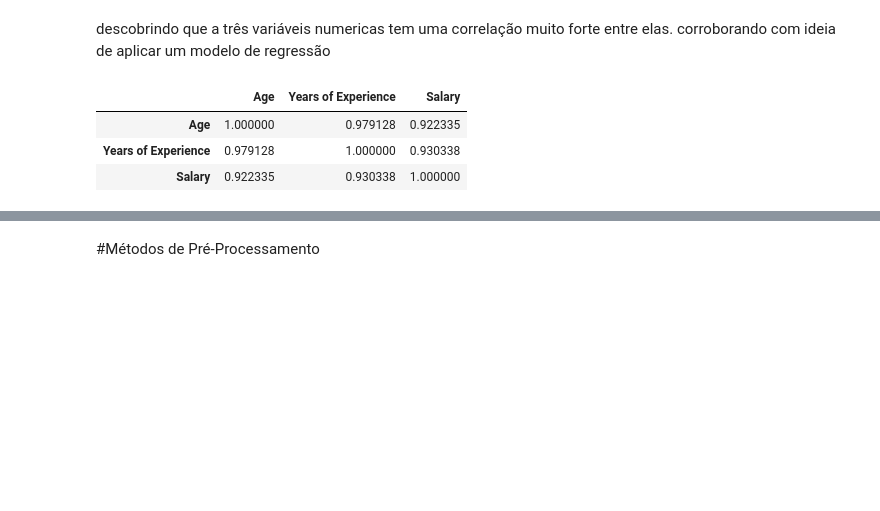
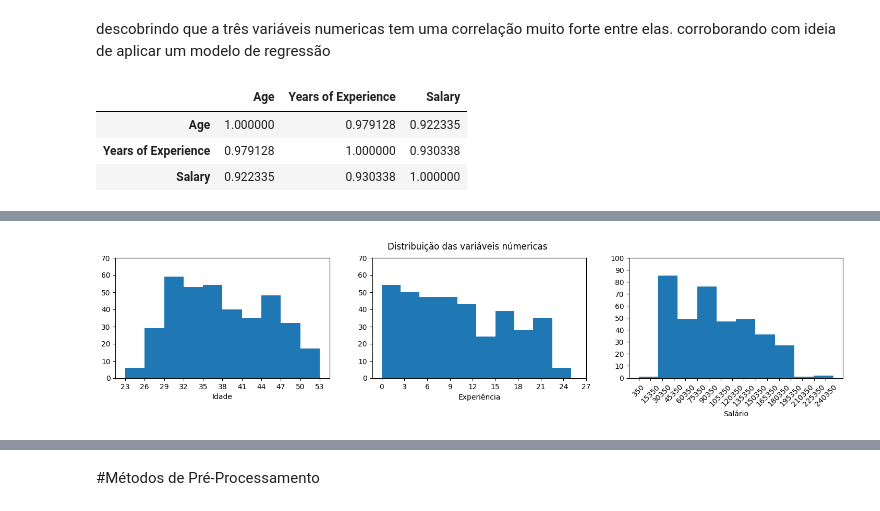
Before and after one commit to PauloQuirinoCD/Projeto_Salary, a Jupyter notebook: Projeto_Aplicação_de_Métodos_de_machine_learning(salary)_Template.ipynb, the cells around one changed output, grey strips where cells are left out. Drawn from its saved outputs; the diff is of its cells as text; code cells hidden in the pictures; blank space fills up the shorter version.

```diff
--- a/Projeto_Aplicação_de_Métodos_de_machine_learning(salary)_Template.ipynb
+++ b/Projeto_Aplicação_de_Métodos_de_machine_learning(salary)_Template.ipynb
@@ -158 +159,29 @@ Aqui foi feito um gráfico 3d, para termos uma visão mais clara sobre  variáve
+# %%
+#CONFIGURAR DEPOIS O TAMANHO DA FONTE DO ROTULOS
+fig = plt.figure(figsize=(18, 3))
+fig.suptitle('Distribuição das variáveis númericas')
+
+ax1 = fig.add_subplot(131)
+plt.hist(dados['Age'])
+ax1.set_xlabel('Idade')
+ax1.set_xticks(np.arange(23, 53 + 3, 3))
+ax1.set_yticks(np.arange(0, 80, 10))
+
+ax2 = fig.add_subplot(132)
+plt.hist(dados['Years of Experience'])
+ax2.set_xlabel('Experiência')
+ax2.set_xticks(np.arange(0, 25 + 3, 3))
+ax2.set_yticks(np.arange(0, 80, 10))
+
+ax3 = fig.add_subplot(133)
+plt.hist(dados['Salary'])
+ax3.set_xlabel('Salário')
+ax3.set_xticks(np.arange(350, 250000, 15000))
+ax3.set_yticks(np.arange(0, 100 + 10, 10))
+plt.xticks(rotation=45)
+
+
+plt.show()
+# %% [output]
+[figure, added]
 # %%
```
Also changed, not shown: parts of 15 cells of this notebook.
